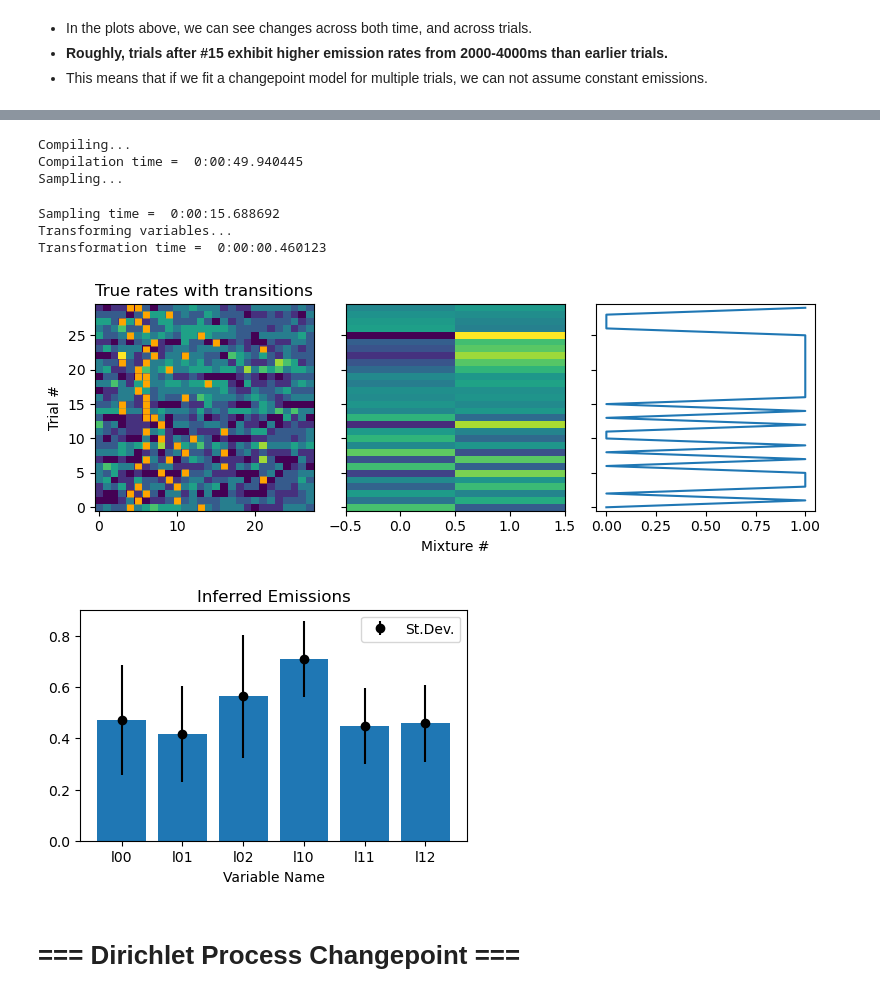
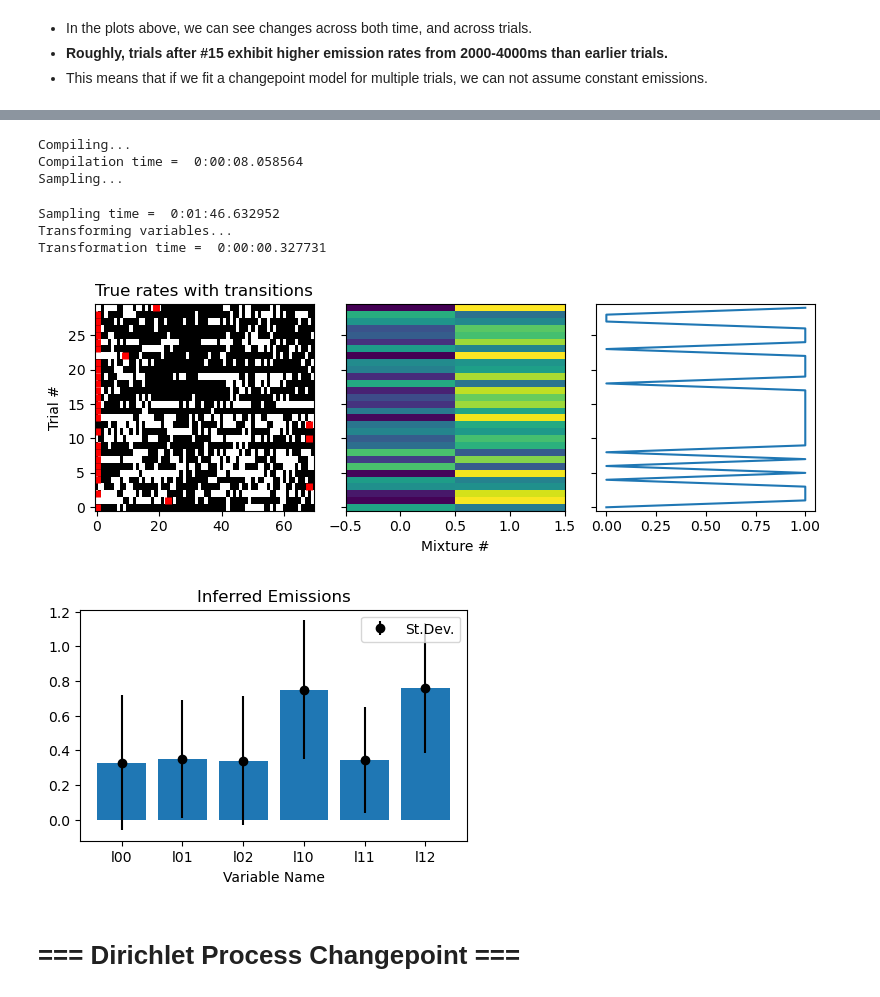
Before and after one commit to abuzarmahmood/pymcon_bayesian_changepoint, a Jupyter notebook: Bayesian_Changepoint_Zoo_neural_data.ipynb, the cells around one changed output, grey strips where cells are left out. Saved outputs shown, nothing was run; the diff lists cells and outputs as text; code cells hidden in the pictures.

```diff
--- a/Bayesian_Changepoint_Zoo_neural_data.ipynb
+++ b/Bayesian_Changepoint_Zoo_neural_data.ipynb
@@ -205,9 +209,9 @@ raw_data = spike_dat[:, nrn_ind]
 
 # Since activity is sparse bin in time to compress data
 # Digitize for counts > 0
-bin_size = 10
+bin_size = 100
 bernoulli_data = np.reshape(raw_data, (raw_data.shape[0], -1, bin_size)).sum(axis=-1) > 0
-time_vec = np.linspace(0, raw_data.shape[-1], poisson_data.shape[-1])
+time_vec = np.linspace(0, raw_data.shape[-1], bernoulli_data.shape[-1])
 # %%
 bernoulli_data.shape
 # %% [output]
@@ -229,6 +235,6 @@ plt.tight_layout()
 # Specify parameters
 length = len(time_vec) # Length of data
 idx = np.arange(length) # Index across time
-n_states = 3 # Number of model states
-n_trials = len(poisson_data) # Number of trials
+n_states = 2 # Number of model states
+n_trials = len(bernoulli_data) # Number of trials
 n_components = 2 # Number of mixtures in model, **NOTE** : This is a consdtant for the current model
@@ -242,15 +243,16 @@ with pm.Model() as model:
     alpha_w = pm.Gamma('alpha_w',7.5,1,shape = n_components)
     w = pm.Dirichlet('w', a=alpha_w, shape = (n_trials,n_components))
 
-    alphas = pm.HalfCauchy('alphas',5,shape=(2,3))
-    betas = pm.HalfCauchy('betas',5,shape=(2,3))
-    clust0_lambda = pm.math.stack([pm.Beta('l00',alphas[0,0], betas[0,0]),
-                             pm.Beta('l01',alphas[0,1], betas[0,1]),
-                             pm.Beta('l02',alphas[0,2], betas[0,2])])
-    clust1_lambda = pm.math.stack([pm.Beta('l10',alphas[1,0], betas[1,0]),
-                             pm.Beta('l11',alphas[1,1], betas[1,1]),
-                             pm.Beta('l12',alphas[1,2], betas[1,2])])
-    lambdas = pm.math.stack([clust0_lambda,clust1_lambda])
+    alphas = pm.HalfCauchy('alphas',5,shape=(n_components,n_states))
+    betas = pm.HalfCauchy('betas',5,shape=(n_components,n_states))
+    # clust0_lambda = pm.math.stack([pm.Beta('l00',alphas[0,0], betas[0,0]),
+    #                          pm.Beta('l01',alphas[0,1], betas[0,1]),
+    #                          pm.Beta('l02',alphas[0,2], betas[0,2])])
+    # clust1_lambda = pm.math.stack([pm.Beta('l10',alphas[1,0], betas[1,0]),
+    #                          pm.Beta('l11',alphas[1,1], betas[1,1]),
+    #                          pm.Beta('l12',alphas[1,2], betas[1,2])])
+    # lambdas = pm.math.stack([clust0_lambda,clust1_lambda])
+    lambdas = pm.Beta('lambdas', alphas, betas, shape=(n_components, n_states))
 
     #################################################
     a = pm.HalfCauchy('a_tau', 3., shape = n_states - 1)
@@ -286,7 +288,7 @@ with pm.Model() as model:
     selected_lambdas = pm.math.dot(w,lambdas)[:,:,np.newaxis]
     lambda_ = pm.math.sum(selected_lambdas*weight_stack,axis=1)
     # Add observations
-    observation = pm.Bernoulli("obs", lambda_, observed=poisson_data)
+    observation = pm.Bernoulli("obs", lambda_, observed=bernoulli_data)
 # %%
 pm.model_to_graphviz(model)
 # %% [output]
@@ -296,34 +298,34 @@ with model:
     trace = pm.sample(nuts_sampler="numpyro", chains = 4, cores = 4)
 # %% [output]
 Compiling...
-Compilation time =  0:00:49.940445
+Compilation time =  0:00:08.058564
 Sampling...
-Sampling time =  0:00:15.688692
+Sampling time =  0:01:46.632952
 Transforming variables...
-Transformation time =  0:00:00.460123
+Transformation time =  0:00:00.327731
 # %%
 tau_samples = trace['posterior']['tau']
 int_tau = np.vectorize(int)(tau_samples)
 mode_tau = stats.mode(int_tau,axis=0)[0][0]
 hist_tau = np.array([np.histogram(trial, bins = np.arange(20))[0] for trial in int_tau.swapaxes(0,1)])
 
 w_samples = trace['posterior']['w'].values
 w_samples_long = np.reshape(w_samples,(-1,w_samples.shape[-1]))
 mean_w = np.mean(w_samples,axis=(0,1))
 categorical_w = np.argmax(mean_w,axis=-1)
 
 fig,ax = plt.subplots(1,3,figsize=(8,3), sharey=True)
 ax[0].set_title('True rates with transitions')
-ax[0].imshow(poisson_data,aspect='auto',origin='lower', cmap = 'viridis')
+ax[0].imshow(bernoulli_data,aspect='auto',origin='lower', cmap = 'Greys')
 for trial,val in enumerate(mode_tau):
-    ax[0].vlines(val, trial-0.5,trial+0.5, linewidth = 5, color='orange')
+    ax[0].vlines(val, trial-0.5,trial+0.5, linewidth = 5, color='red')
 ax[1].imshow(mean_w,aspect='auto',origin='lower');
 ax[1].set_xlabel('Mixture #')
 ax[0].set_ylabel('Trial #')
 ax[2].plot(categorical_w, np.arange(len(categorical_w)))
 plt.tight_layout()
 # %% [output]
-[figure, old version]
+[figure, new version]
 # %%
 emission_var_names = [['l00','l01','l02'],['l10','l11','l12']]
 emission_var_names_flat = [x for y in emission_var_names for x in y]
@@ -341,7 +343,7 @@ ax.bar(emission_var_names_flat, mean_emissions.flatten());
 ax.set_title('Inferred Emissions');
 ax.set_xlabel('Variable Name');
 # %% [output]
-[figure, old version]
+[figure, new version]
 # %% [markdown]
 # === Dirichlet Process Changepoint ===
 # %% [markdown]
```
Also changed, not shown: parts of 8 cells of this notebook, 9 other files.
